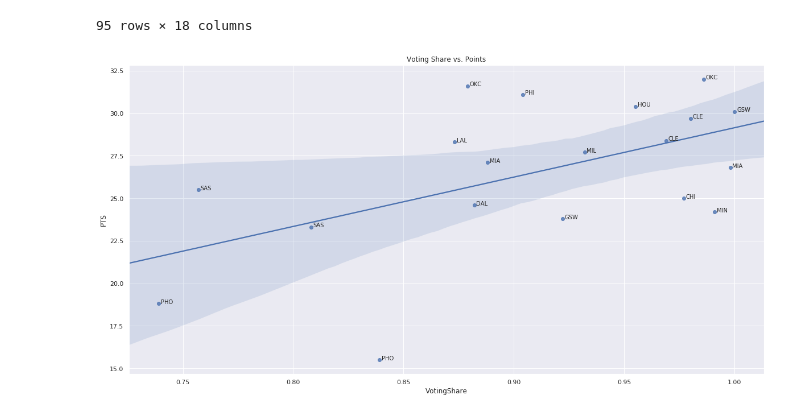
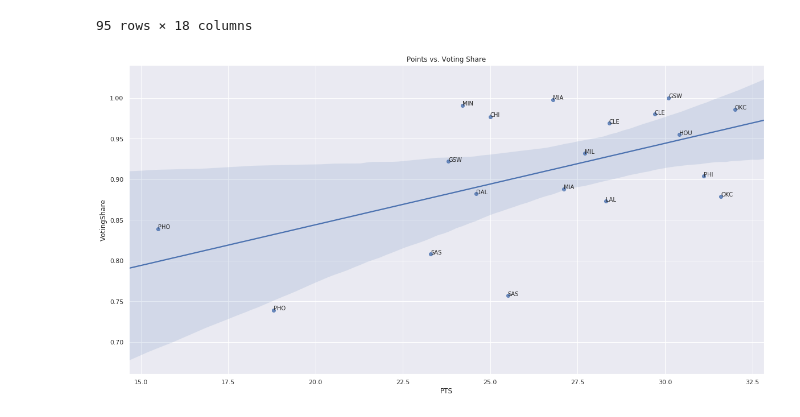
Before and after one commit to mac-austinsmith/mac-austinsmith.github.io, a Jupyter notebook: index.ipynb, the cells around one changed output. Saved outputs shown, nothing was run; the diff lists cells and outputs as text; code cells hidden in the pictures.

```diff
--- a/index.ipynb
+++ b/index.ipynb
@@ -319,14 +319,14 @@ See the caveats in the documentation: http://pandas.pydata.org/pandas-docs/stabl
 # %%
 plt.figure(figsize=(20,10))
 
 #Points vs voting share
 
 new_pg = pg[pg["MVP"] == 1.0]
 
-p1 = sns.regplot(x = "VotingShare", y = 'PTS', data = new_pg)
-p1.set_title("Voting Share vs. Points")
+p1 = sns.regplot(x = "PTS", y = 'VotingShare', data = new_pg)
+p1.set_title("Points vs. Voting Share")
 
 for index, row in new_pg.iterrows():
-    plt.annotate("".join(new_pg['Tm'][index]), xy = (new_pg['VotingShare'][index] + 0.001, new_pg['PTS'][index]))
+    plt.annotate("".join(new_pg['Tm'][index]), xy = (new_pg['PTS'][index] + 0.001, new_pg['VotingShare'][index]))
 # %% [output]
-[figure, old version]
+[figure, new version]
```
Also changed, not shown: parts of 2 cells of this notebook.
